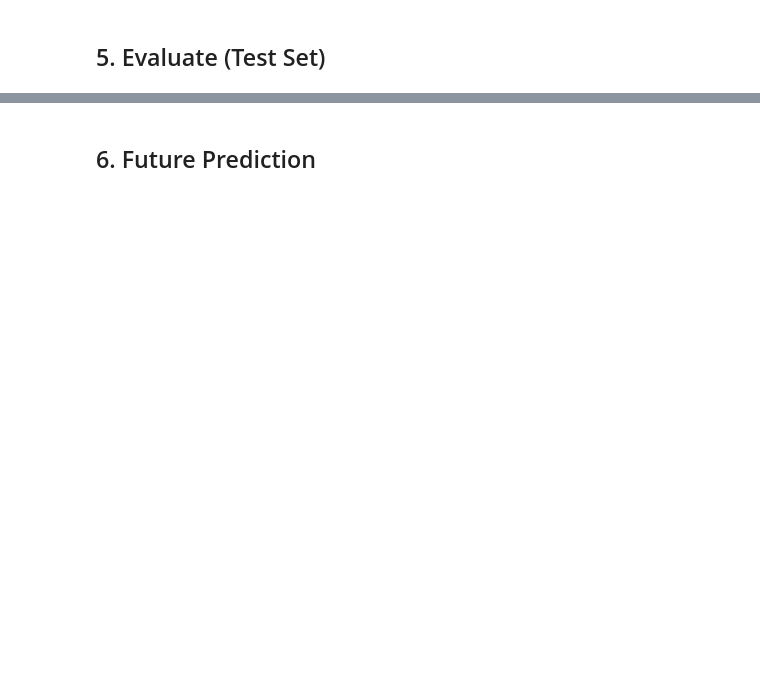
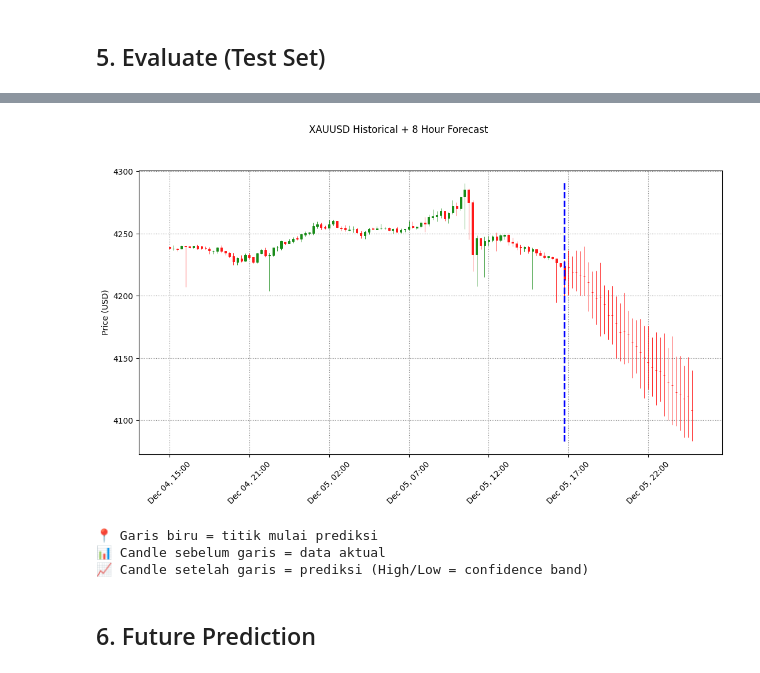
Before and after one commit to Vanszs/XAUUSD_Pred_Bot, a Jupyter notebook: analysis.ipynb, the cells around one changed output, grey strips where cells are left out. Saved outputs shown, nothing was run; the diff lists cells and outputs as text; code cells hidden in the pictures; blank space fills up the shorter version.

```diff
--- a/analysis.ipynb
+++ b/analysis.ipynb
@@ -87,0 +244,53 @@ plt.show()
+# %%
+# Install mplfinance jika belum ada
+%pip install mplfinance --quiet
+
+import mplfinance as mpf
+
+# Ambil data OHLC terakhir dari DataFrame asli
+history_length = 100
+df_history = df.tail(history_length).copy()
+df_history.index = pd.to_datetime(df_history.index)
+
+# Buat prediksi dengan index waktu
+last_time = df_history.index[-1]
+freq = '15T' if TIMEFRAME == '15m' else '1H'  # 15 menit atau 1 jam
+future_index = pd.date_range(start=last_time, periods=steps+1, freq=freq)[1:]
+
+# DataFrame untuk prediksi (hanya Close, karena model hanya prediksi Close)
+df_forecast = pd.DataFrame({
+    'Open': mean_prices.flatten(),
+    'High': upper_prices.flatten(),
+    'Low': lower_prices.flatten(),
+    'Close': mean_prices.flatten(),
+    'Volume': 0
+}, index=future_index)
+
+# Gabungkan history + forecast
+df_combined = pd.concat([df_history, df_forecast])
+
+# Plot candlestick
+mc = mpf.make_marketcolors(up='green', down='red', edge='inherit', wick='inherit')
+style = mpf.make_mpf_style(marketcolors=mc, gridstyle=':', gridcolor='gray')
+
+# Tambahkan garis vertikal sebagai penanda prediksi
+vlines = dict(vlines=[last_time], linewidths=2, colors='blue', linestyle='--')
+
+fig, axes = mpf.plot(
+    df_combined,
+    type='candle',
+    style=style,
+    title=f'{SYMBOL} Historical + {steps*15//60} Hour Forecast',
+    ylabel='Price (USD)',
+    volume=False,
+    figsize=(14, 7),
+    returnfig=True,
+    vlines=vlines
+)
+
+plt.show()
+
+print(f"\n📍 Garis biru = titik mulai prediksi")
+print(f"📊 Candle sebelum garis = data aktual")
+print(f"📈 Candle setelah garis = prediksi (High/Low = confidence band)")
+# %% [output]
@@ -88,2 +298,6 @@ plt.show()
+[figure, added]
+📍 Garis biru = titik mulai prediksi
+📊 Candle sebelum garis = data aktual
+📈 Candle setelah garis = prediksi (High/Low = confidence band)
 # %% [markdown]
 ## 6. Future Prediction
```
Also changed, not shown: parts of 14 cells of this notebook, 6 other files.
